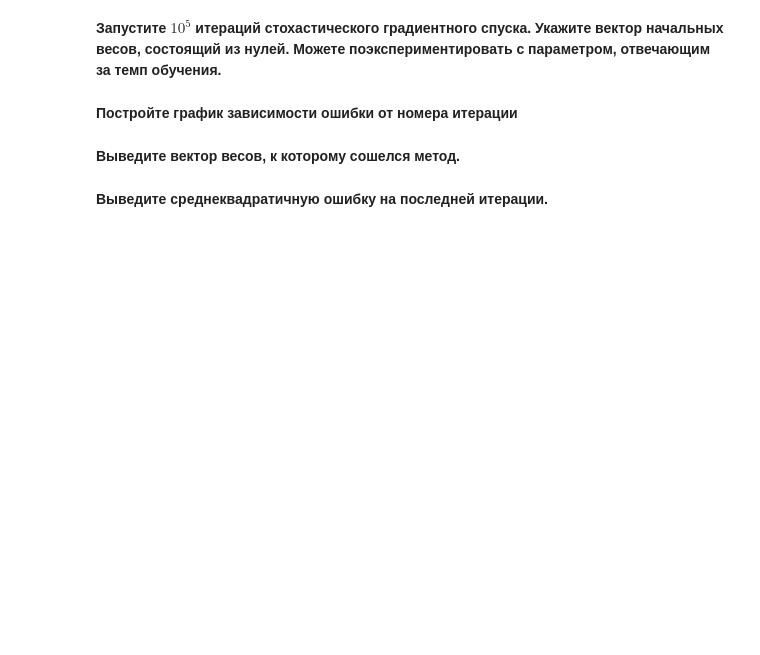
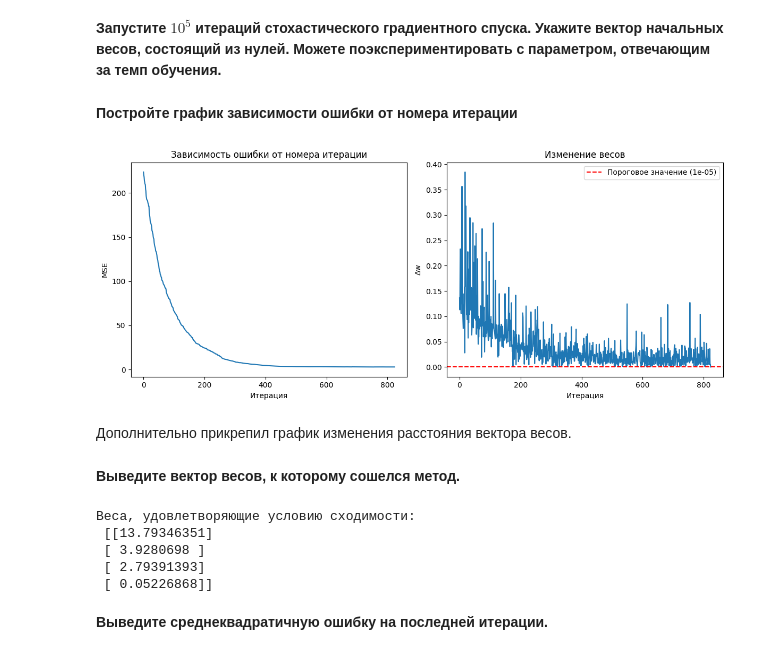
Before and after one commit to Elancinos/SF_DS_COURSE, a Jupyter notebook: Studies/Math&ML-6/Практика_Оптимизация.ipynb, the cells around one changed output. Drawn from its saved outputs; the diff is of its cells as text; code cells hidden in the pictures; blank space fills up the shorter version.

```diff
--- a/Studies/Math&ML-6/Практика_Оптимизация.ipynb
+++ b/Studies/Math&ML-6/Практика_Оптимизация.ipynb
@@ -178,0 +247,11 @@ X = np.hstack([np.ones(X.shape[0]).reshape(-1, 1), X])
+# %%
+#ваш код
+y_pred_list = []
+for i in range(y_.shape[0]):
+    y_pred = y_.mean()
+    y_pred_list.append(y_pred)
+y_pred_array = np.array(y_pred_list)
+# Среднеквадратичная ошибка для наивного прогноза
+cost_Naive = mse_error(y_, y_pred_array)
+display(y_pred_array.reshape(-1, 1).shape)
+print(f'Ошибка для проноза: {cost_Naive}')
@@ -182,0 +263,8 @@ X = np.hstack([np.ones(X.shape[0]).reshape(-1, 1), X])
+# %%
+#ваш код
+def lin_pred(X, w_array):
+    return X@w_array
+
+#Проверю работу на нормализованных данных
+y_lin_pred = lin_pred(X_norm, w_list)
+mse_error(y_, y_lin_pred)
@@ -231,2 +393,31 @@ $$\Large w_j \leftarrow w_j - \frac{2\eta}{\ell} \sum_{i=1}^\ell{{x_{ij}((w_0 +
+# %%
+# ваш код
+# График зависимости ошибки от номера итерации
+plt.figure(figsize=(12, 5))
+plt.subplot(1, 2, 1)
+plt.plot(costs)
+plt.xlabel('Итерация')
+plt.ylabel('MSE')
+plt.title('Зависимость ошибки от номера итерации')
+
+# Дополнительный график изменения длины вектора весов
+# в зависимости от заданного порога
+plt.subplot(1, 2, 2)
+plt.plot(v_dist_list)
+plt.xlabel('Итерация')
+plt.ylabel('Δw')
+plt.title('Изменение весов')
+plt.axhline(y=eu_dist,
+            color='r',
+            linestyle='--',
+            label=f'Пороговое значение ({eu_dist})'
+            )
+plt.legend()
+plt.tight_layout()
+plt.show()
+# %% [output]
+[figure, added]
+# %% [markdown]
+Дополнительно прикрепил график изменения расстояния вектора весов.
 # %% [markdown]
 **Выведите вектор весов, к которому сошелся метод.**
@@ -235,2 +424,11 @@ $$\Large w_j \leftarrow w_j - \frac{2\eta}{\ell} \sum_{i=1}^\ell{{x_{ij}((w_0 +
+# %%
+# ваш код
+print(f'Веса, удовлетворяющие условию сходимости: \n {w}')
+# %% [output]
+Веса, удовлетворяющие условию сходимости:
+ [[13.79346351]
+ [ 3.9280698 ]
+ [ 2.79391393]
+ [ 0.05226868]]
 # %% [markdown]
 **Выведите среднеквадратичную ошибку на последней итерации.**
```
Also changed, not shown: parts of 30 cells of this notebook.
